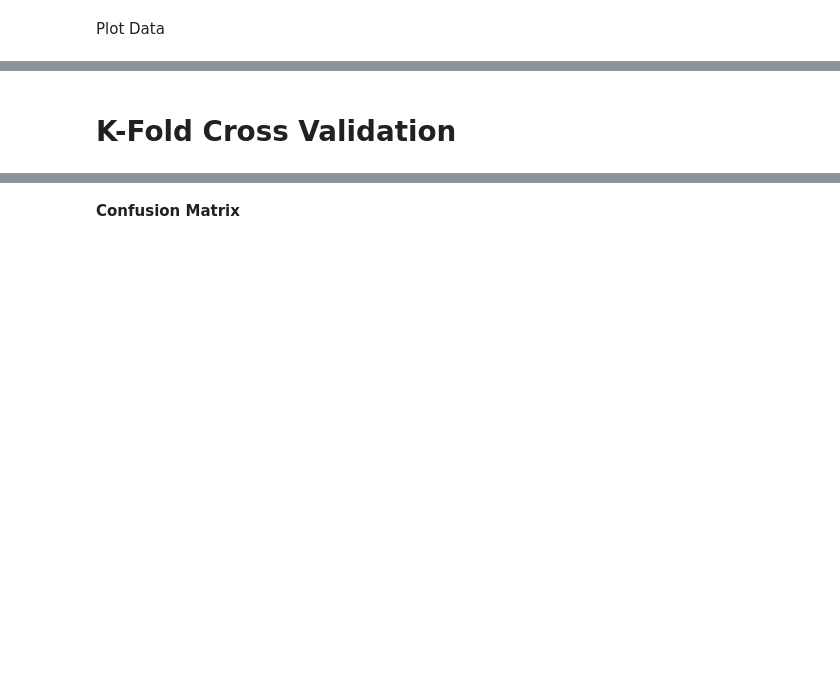
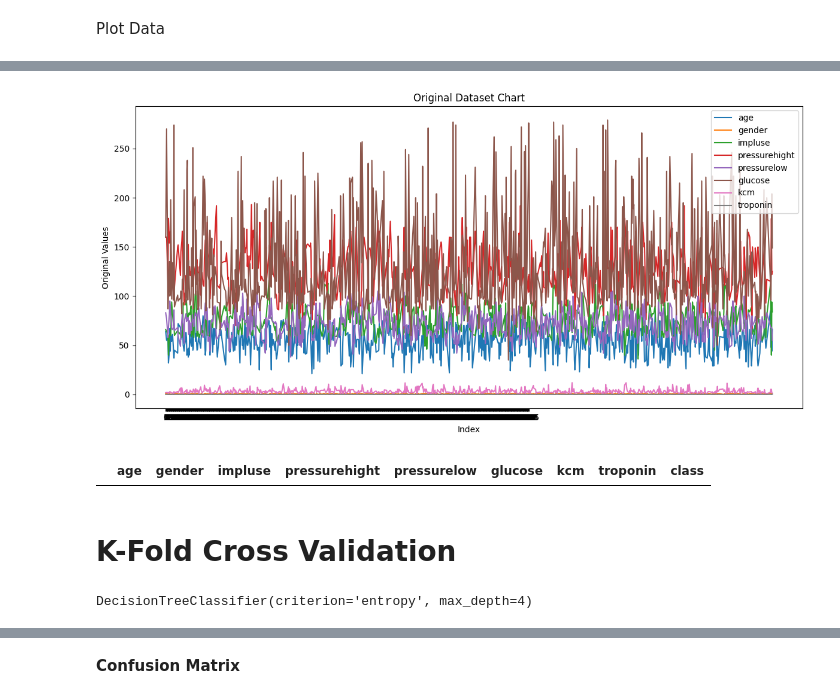
Before and after one commit to helmiazkia/A11.2022.14733_UAS-DataMining, a Jupyter notebook: Experimen.ipynb, the cells around one changed output, grey strips where cells are left out. Drawn from its saved outputs; the diff is of its cells as text; code cells hidden in the pictures; blank space fills up the shorter version.

```diff
--- a/Experimen.ipynb
+++ b/Experimen.ipynb
@@ -5,4 +5,4 @@ import matplotlib.pyplot as plt
 import seaborn as sns
 import re
 # %%
-data = pd.read_csv('/Dataset/heart_attack.csv')
+data = pd.read_csv('Dataset/heart_attack.csv')
@@ -445,28 +733,32 @@ plt.show()
 # %%
 # Load your dataset
-data = pd.read_csv('/content/sample_data/heart_attack.csv')
+
 
 
 # Select the columns you want to plot
 columns_to_plot = ['age', 'gender', 'impluse', 'pressurehight', 'pressurelow', 'glucose', 'kcm', 'troponin']
 x_data_original = data[columns_to_plot]
 
 # Create a chart to visualize the original data
 fig, ax = plt.subplots(figsize=(12, 6))
 
 for column in columns_to_plot:
     ax.plot(x_data_original[column], label=column)
 
 ax.set_xticks(range(len(data)))
 ax.set_xticklabels(data.index)
 ax.set_xlabel("Index")
 ax.set_ylabel("Original Values")
 ax.set_title("Original Dataset Chart")
 ax.legend()
 plt.tight_layout()
 plt.show()
+# %% [output]
+[figure, added]
 # %%
 data[data.impluse>1000]
+# %% [output]
+|  | age | gender | impluse | pressurehight | pressurelow | glucose | kcm | troponin | class |
 # %%
 from sklearn.model_selection import train_test_split
 
@@ -488,6 +780,8 @@ DecisionTree = tree.DecisionTreeClassifier(ccp_alpha=0.0, class_weight=None, cri
                                           min_impurity_decrease=0.0, min_samples_leaf=1, min_samples_split=2,
                                           min_weight_fraction_leaf=0.0, splitter='best')
 DecisionTree.fit(X_train, y_train)
+# %% [output]
+DecisionTreeClassifier(criterion='entropy', max_depth=4)
 # %%
 from sklearn.metrics import accuracy_score
 
```
Also changed, not shown: parts of 46 cells of this notebook, 2 other files.
